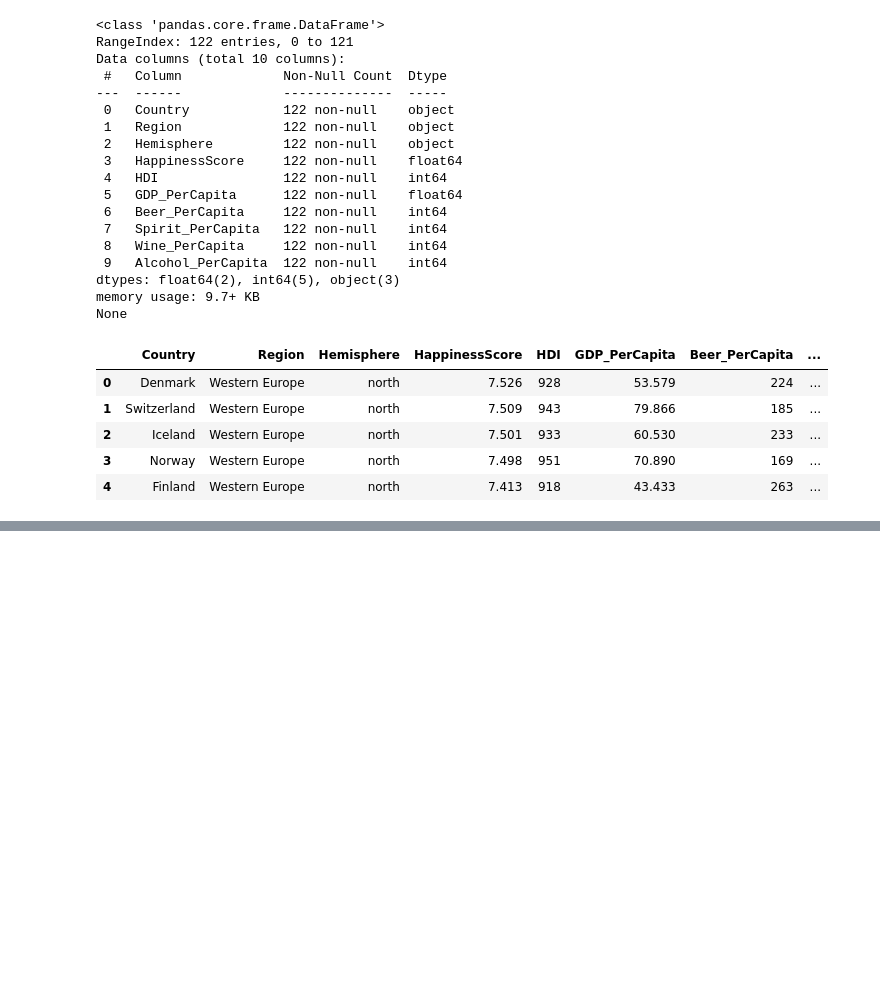
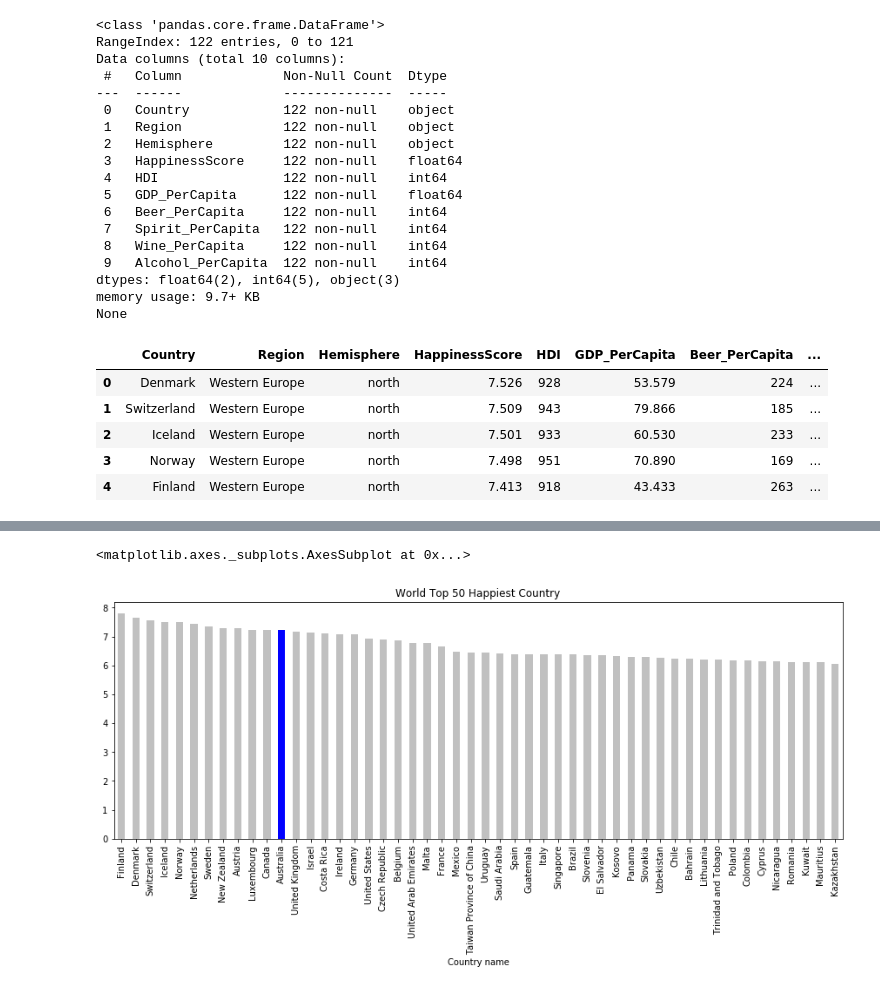
Before and after one commit to arvinseeva/TheHappyCo, a Jupyter notebook: Happyness_vs_Alcohol.ipynb, the cells around one changed output, grey strips where cells are left out. Saved outputs shown, nothing was run; the diff lists cells and outputs as text; code cells hidden in the pictures; blank space fills up the shorter version.

```diff
--- a/Happyness_vs_Alcohol.ipynb
+++ b/Happyness_vs_Alcohol.ipynb
@@ -139,0 +93,9 @@ alcohol_df.plot(kind='scatter', x='Alcohol Consumed',y='Score Y19')
+# %%
+happy_50_df = happy_score_df.head(50)
+happy_50_df = happy_50_df.dropna()
+happy_50_df['au_color'] = 'silver'
+happy_50_df.loc[happy_50_df['Country name']=='Australia','au_color'] = 'b'
+happy_50_df.plot(kind='bar',x='Country name',y='Score Y20',color=happy_50_df['au_color'],title='World Top 50 Happiest Country',legend='',figsize=(15,5))
+# %% [output]
+<matplotlib.axes._subplots.AxesSubplot at 0x...>
+[figure, added]
```
Also changed, not shown: parts of 14 cells of this notebook.
